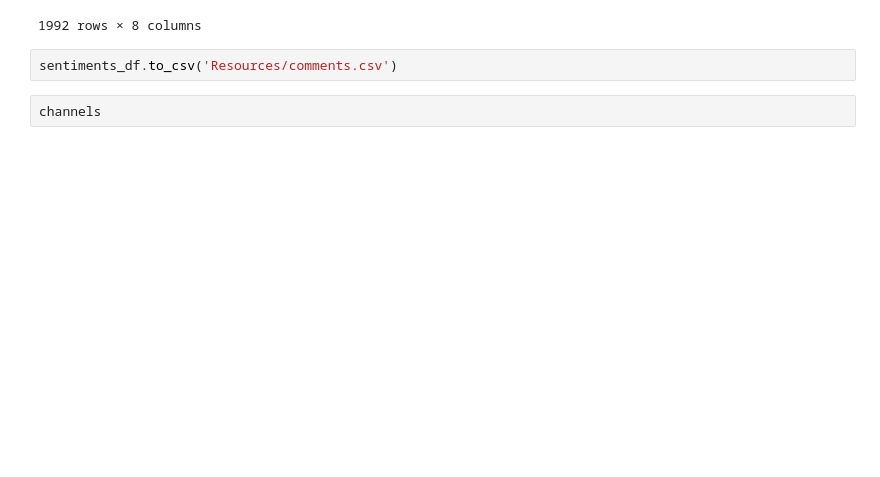
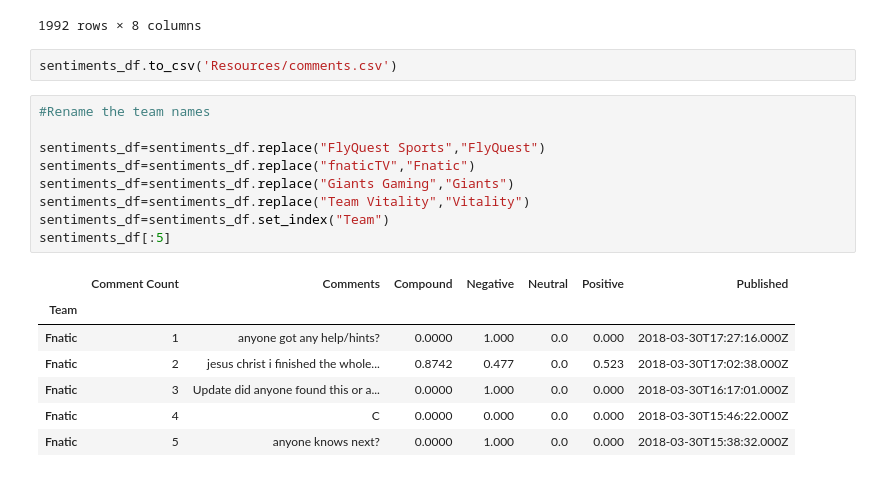
Before and after one commit to Savas21/Thebestteamever, a Jupyter notebook: YoutubeTeamChannels.ipynb, the cells around one changed output. Cells and saved outputs as stored; diff of their text form; blank space fills up the shorter version.

Commit message:
replace team name in comments analysis

```diff
--- a/YoutubeTeamChannels.ipynb
+++ b/YoutubeTeamChannels.ipynb
@@ -247,5 +247,20 @@ sentiments_df
 1992 rows × 8 columns
 # %%
 sentiments_df.to_csv('Resources/comments.csv')
-# %%
-channels
+# %%
+#Rename the team names
+
+sentiments_df=sentiments_df.replace("FlyQuest Sports","FlyQuest")
+sentiments_df=sentiments_df.replace("fnaticTV","Fnatic")
+sentiments_df=sentiments_df.replace("Giants Gaming","Giants")
+sentiments_df=sentiments_df.replace("Team Vitality","Vitality")
+sentiments_df=sentiments_df.set_index("Team")
+sentiments_df[:5]
+# %% [output]
+|  | Comment Count | Comments | Compound | Negative | Neutral | Positive | Published |
+| Team |  |  |  |  |  |  |  |
+| Fnatic | 1 | anyone got any help/hints? | 0.0000 | 1.000 | 0.0 | 0.000 | 2018-03-30T17:27:16.000Z |
+| Fnatic | 2 | jesus christ i finished the whole... | 0.8742 | 0.477 | 0.0 | 0.523 | 2018-03-30T17:02:38.000Z |
+| Fnatic | 3 | Update did anyone found this or a... | 0.0000 | 1.000 | 0.0 | 0.000 | 2018-03-30T16:17:01.000Z |
+| Fnatic | 4 | C | 0.0000 | 0.000 | 0.0 | 0.000 | 2018-03-30T15:46:22.000Z |
+| Fnatic | 5 | anyone knows next? | 0.0000 | 1.000 | 0.0 | 0.000 | 2018-03-30T15:38:32.000Z |
```
Also changed, not shown: parts of 5 cells of this notebook, 2 other files.
